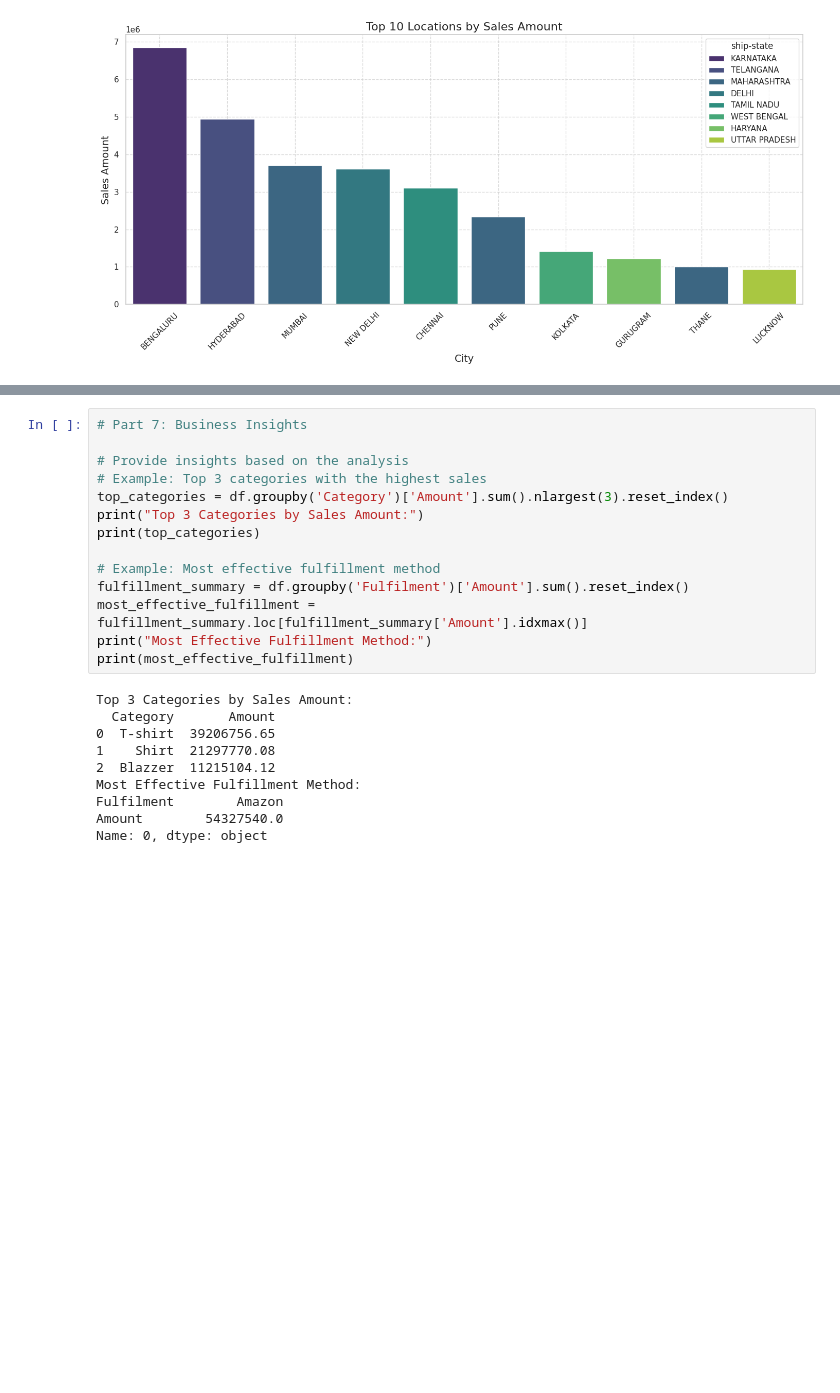
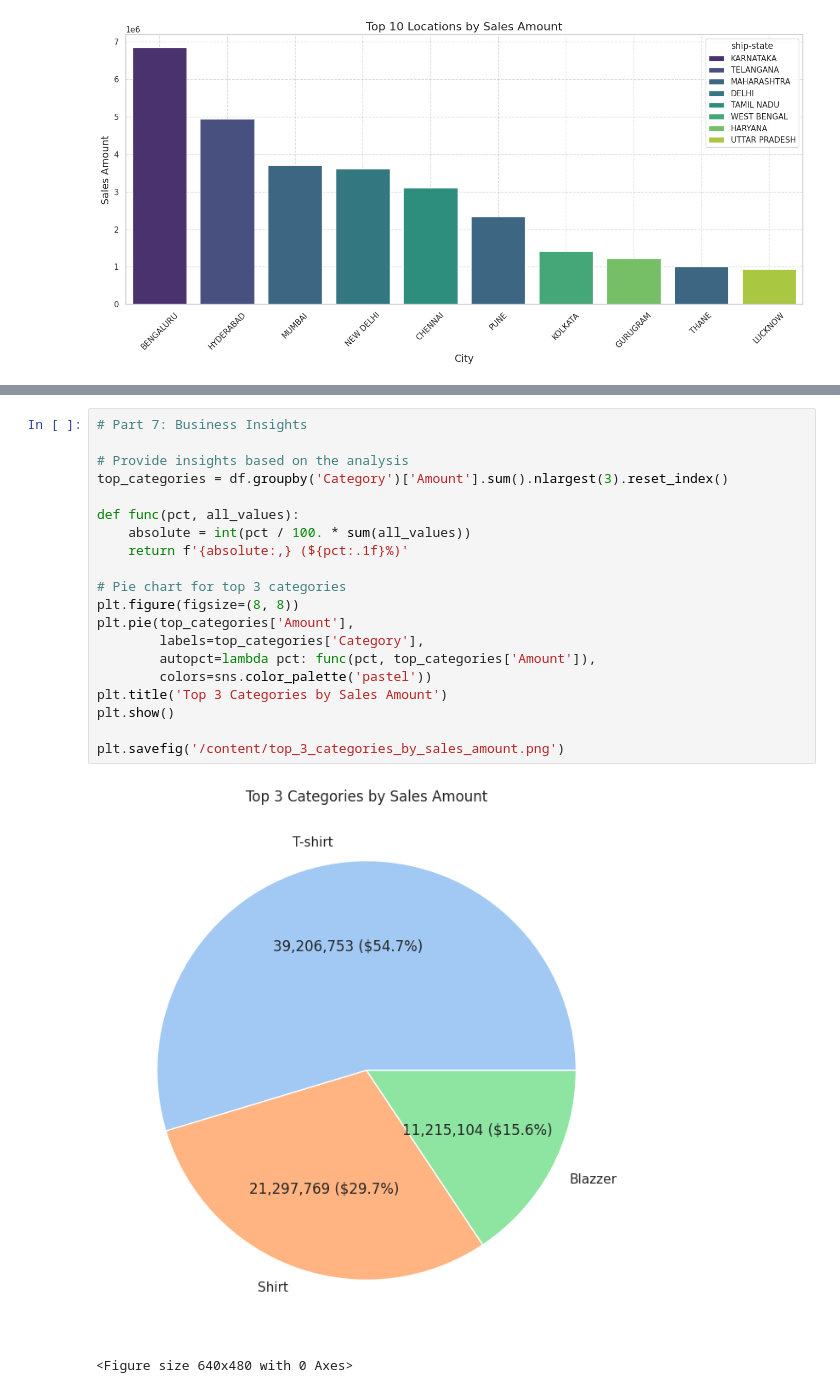
Before and after one commit to Makanisaikiran/Amazon-sales-report, a Jupyter notebook: amazon_sales_report_py.ipynb, the cells around one changed output, grey strips where cells are left out. Saved outputs shown, nothing was run; the diff lists cells and outputs as text; blank space fills up the shorter version.

```diff
--- a/amazon_sales_report_py.ipynb
+++ b/amazon_sales_report_py.ipynb
@@ -174,24 +166,23 @@ Passing `palette` without assigning `hue` is deprecated and will be removed in v
-# %%
-# Part 7: Business Insights
-
-# Provide insights based on the analysis
-# Example: Top 3 categories with the highest sales
-top_categories = df.groupby('Category')['Amount'].sum().nlargest(3).reset_index()
-print("Top 3 Categories by Sales Amount:")
-print(top_categories)
-
-# Example: Most effective fulfillment method
-fulfillment_summary = df.groupby('Fulfilment')['Amount'].sum().reset_index()
-most_effective_fulfillment = fulfillment_summary.loc[fulfillment_summary['Amount'].idxmax()]
-print("Most Effective Fulfillment Method:")
-print(most_effective_fulfillment)
-# %% [output]
-Top 3 Categories by Sales Amount:
-  Category       Amount
-0  T-shirt  39206756.65
-1    Shirt  21297770.08
-2  Blazzer  11215104.12
-Most Effective Fulfillment Method:
-Fulfilment        Amazon
-Amount        54327540.0
-Name: 0, dtype: object
+# %%
+# Part 7: Business Insights
+
+# Provide insights based on the analysis
+top_categories = df.groupby('Category')['Amount'].sum().nlargest(3).reset_index()
+
+def func(pct, all_values):
+    absolute = int(pct / 100. * sum(all_values))
+    return f'{absolute:,} (${pct:.1f}%)'
+
+# Pie chart for top 3 categories
+plt.figure(figsize=(8, 8))
+plt.pie(top_categories['Amount'],
+        labels=top_categories['Category'],
+        autopct=lambda pct: func(pct, top_categories['Amount']),
+        colors=sns.color_palette('pastel'))
+plt.title('Top 3 Categories by Sales Amount')
+plt.show()
+
+plt.savefig('/content/top_3_categories_by_sales_amount.png')
+# %% [output]
+[figure, added]
+<Figure size 640x480 with 0 Axes>
```
Also changed, not shown: parts of 12 cells of this notebook.
